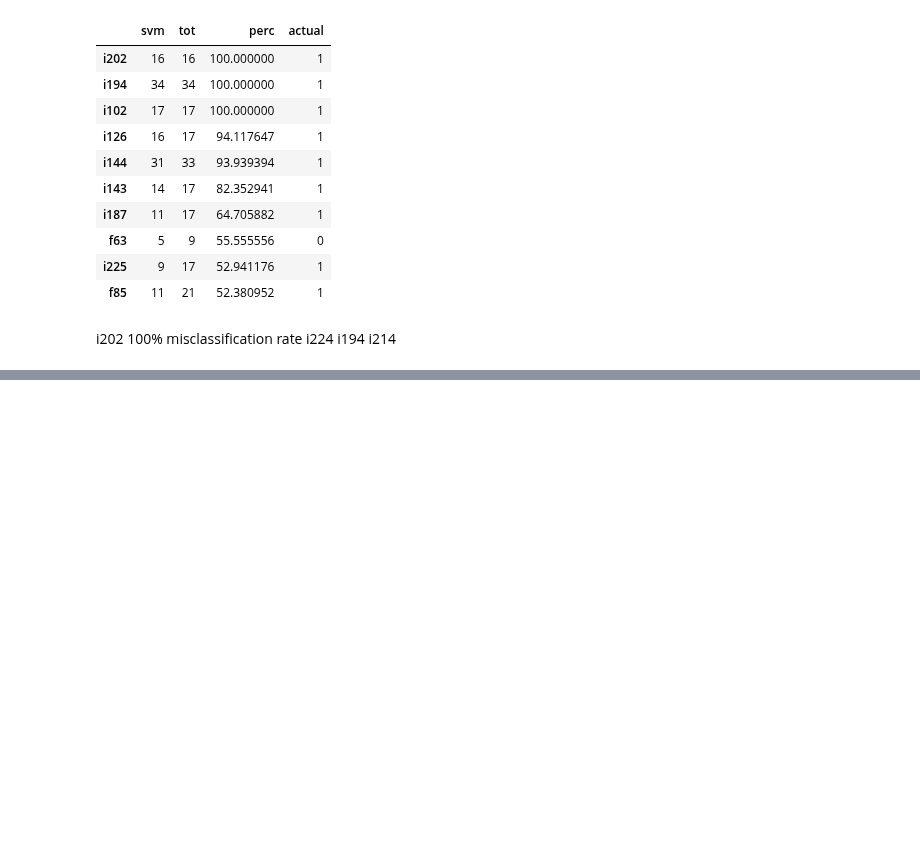
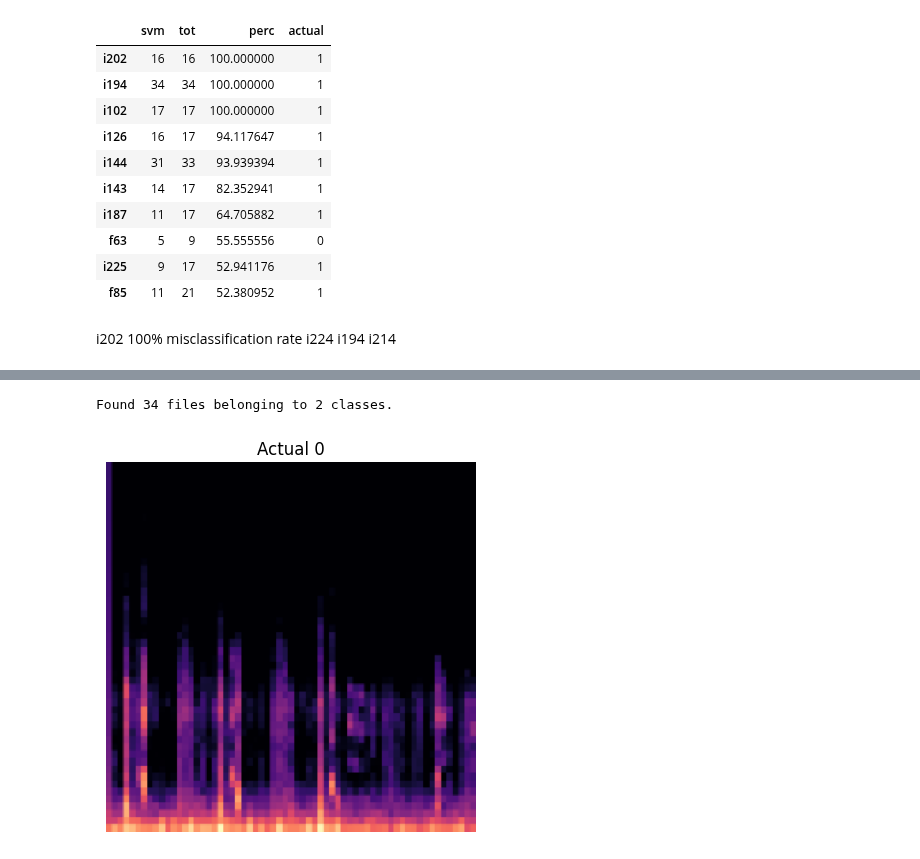
Before and after one commit to loukra/Respiratory_Disease_Classification, a Jupyter notebook: JNotebooks/Model/error_analysis.ipynb, the cells around one changed output, grey strips where cells are left out. Cells and saved outputs as stored; diff of their text form; code cells hidden in the pictures; blank space fills up the shorter version.

Commit message:
error ana nb

```diff
--- a/JNotebooks/Model/error_analysis.ipynb
+++ b/JNotebooks/Model/error_analysis.ipynb
@@ -233,0 +249,17 @@ ModuleNotFoundError: No module named 'lime'
+# %%
+batch_size = 32
+test_dir = '../../data/images/error_ana'
+test_ds, test_files, _, _ = load_dataset(test_dir, batch_size = 32, training=False, rseed = 4)
+# %% [output]
+Found 34 files belonging to 2 classes.
+# %%
+for images, labels in test_ds.take(5):
+    labels = labels.numpy()
+    i = 1
+    # for i in range(1):
+        # ax = plt.subplot(3, 4, i + 1)
+    plt.imshow(images[i].numpy().astype("uint8"))
+    plt.axis("off")
+    plt.title(f'Actual {labels[i]}')
+# %% [output]
+[figure, added]
```
Also changed, not shown: parts of 16 cells of this notebook.
